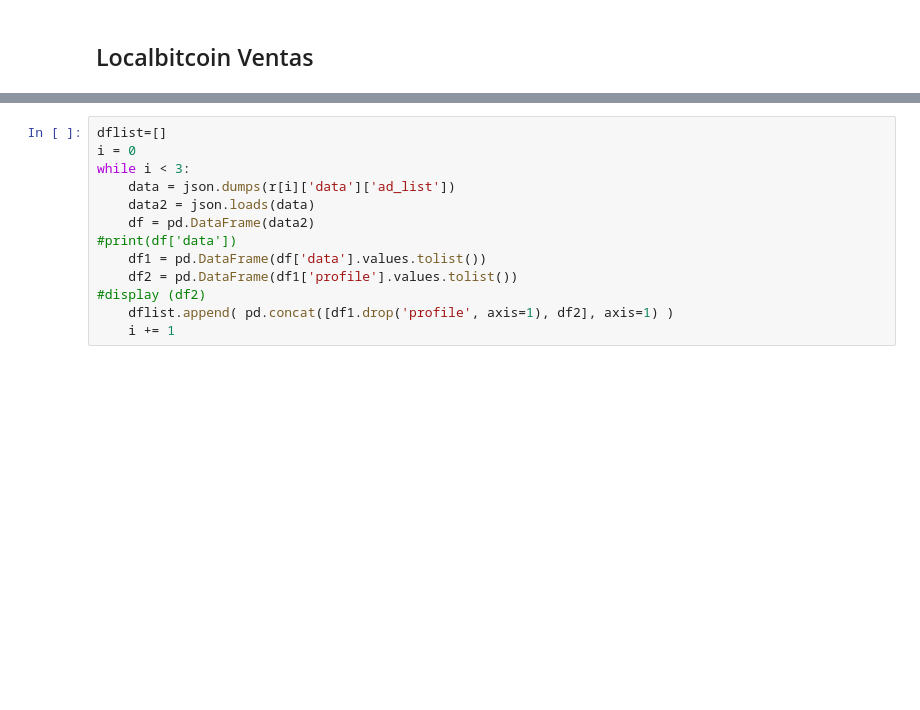
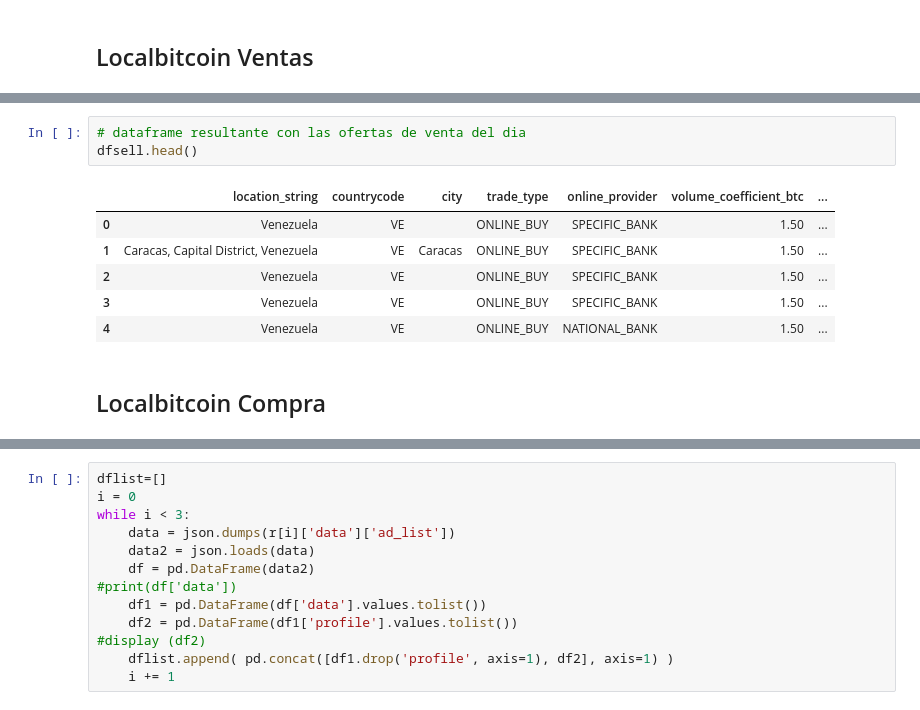
Before and after one commit to Os-f-dev/datamex_012021, a Jupyter notebook: module-1/web-project/your-code/web-bitcoin.ipynb, the cells around one changed output, grey strips where cells are left out. Saved outputs shown, nothing was run; the diff lists cells and outputs as text; blank space fills up the shorter version.

```diff
--- a/module-1/web-project/your-code/web-bitcoin.ipynb
+++ b/module-1/web-project/your-code/web-bitcoin.ipynb
@@ -18,0 +91,12 @@ while i < 3:
+# %%
+# dataframe resultante con las ofertas de venta del dia
+dfsell.head()
+# %% [output]
+|  | location_string | countrycode | city | trade_type | online_provider | volume_coefficient_btc | ... |
+| 0 | Venezuela | VE |  | ONLINE_BUY | SPECIFIC_BANK | 1.50 | ... |
+| 1 | Caracas, Capital District, Venezuela | VE | Caracas | ONLINE_BUY | SPECIFIC_BANK | 1.50 | ... |
+| 2 | Venezuela | VE |  | ONLINE_BUY | SPECIFIC_BANK | 1.50 | ... |
+| 3 | Venezuela | VE |  | ONLINE_BUY | SPECIFIC_BANK | 1.50 | ... |
+| 4 | Venezuela | VE |  | ONLINE_BUY | NATIONAL_BANK | 1.50 | ... |
+# %% [markdown]
+## Localbitcoin Compra
```
Also changed, not shown: parts of 71 cells of this notebook, 2 other files.
